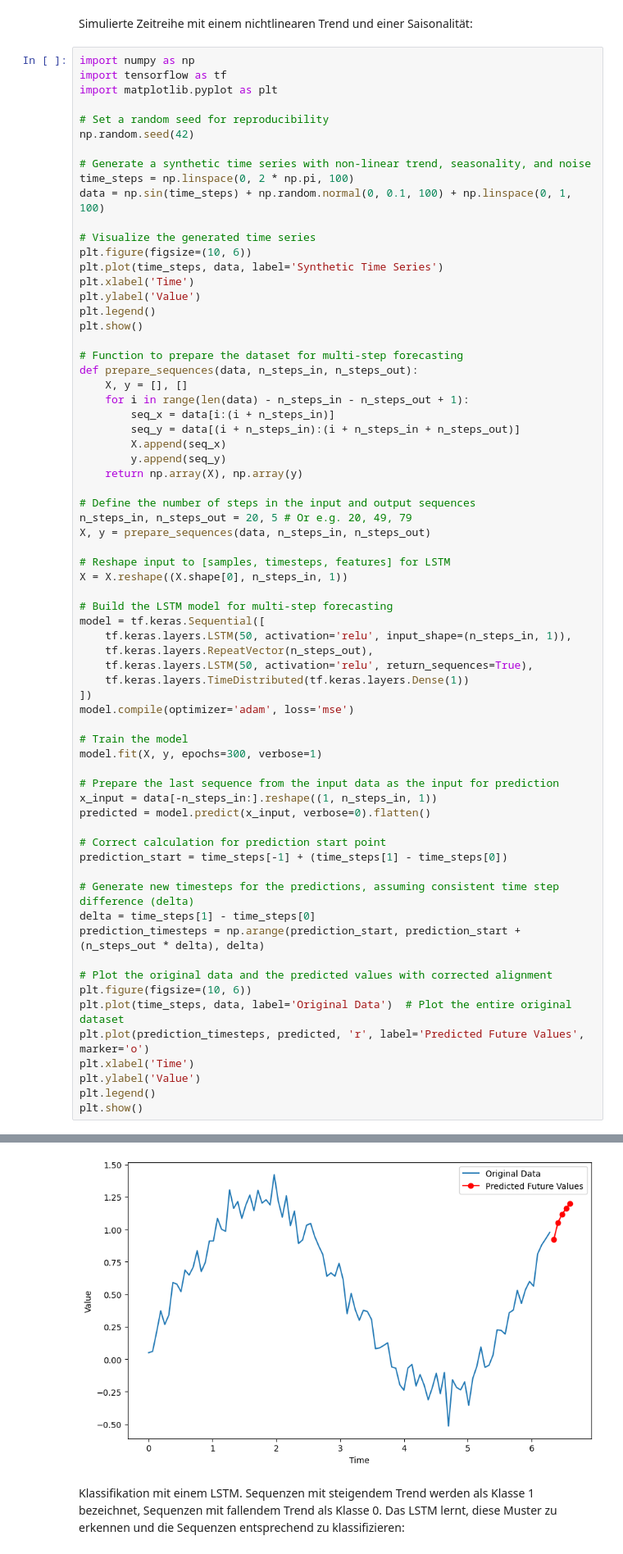
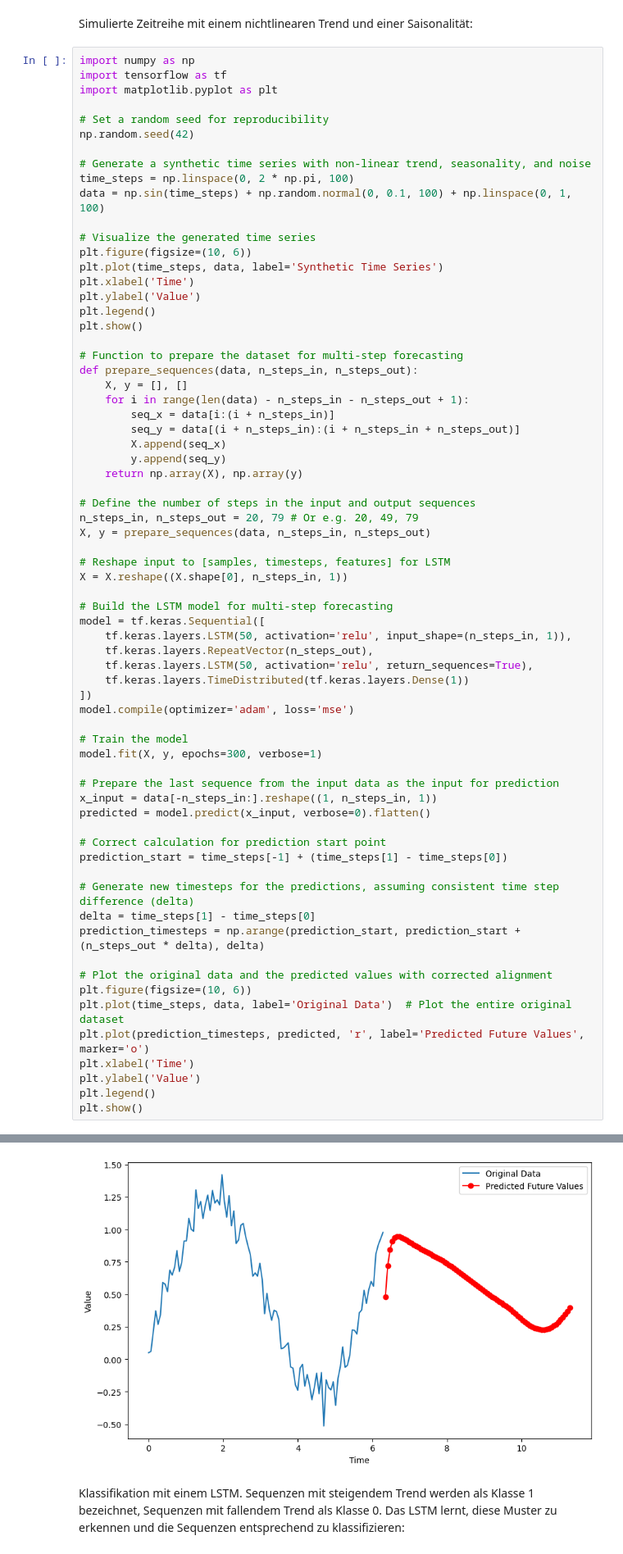
Before and after one commit to syX113/HWZ-CAS-ML-Finance, a Jupyter notebook: Block3/Labs/LSTMs.ipynb, the cells around one changed output, grey strips where cells are left out. Shown at 82% size. Drawn from its saved outputs; the diff is of its cells as text.

```diff
--- a/Block3/Labs/LSTMs.ipynb
+++ b/Block3/Labs/LSTMs.ipynb
@@ -161,7 +161,7 @@ def prepare_sequences(data, n_steps_in, n_steps_out):
     return np.array(X), np.array(y)
 
 # Define the number of steps in the input and output sequences
-n_steps_in, n_steps_out = 20, 5 # Or e.g. 20, 49, 79
+n_steps_in, n_steps_out = 20, 79 # Or e.g. 20, 49, 79
 X, y = prepare_sequences(data, n_steps_in, n_steps_out)
 
 # Reshape input to [samples, timesteps, features] for LSTM
@@ -220,4 +220,4 @@ Epoch 300/300
-[figure, old version]
+[figure, new version]
 # %% [markdown]
 Klassifikation mit einem LSTM. Sequenzen mit steigendem Trend werden als Klasse 1 bezeichnet, Sequenzen mit fallendem Trend als Klasse 0. Das LSTM lernt, diese Muster zu erkennen und die Sequenzen entsprechend zu klassifizieren:
 # %%
```
Also changed, not shown: parts of 2 cells of this notebook, 1 other file.
